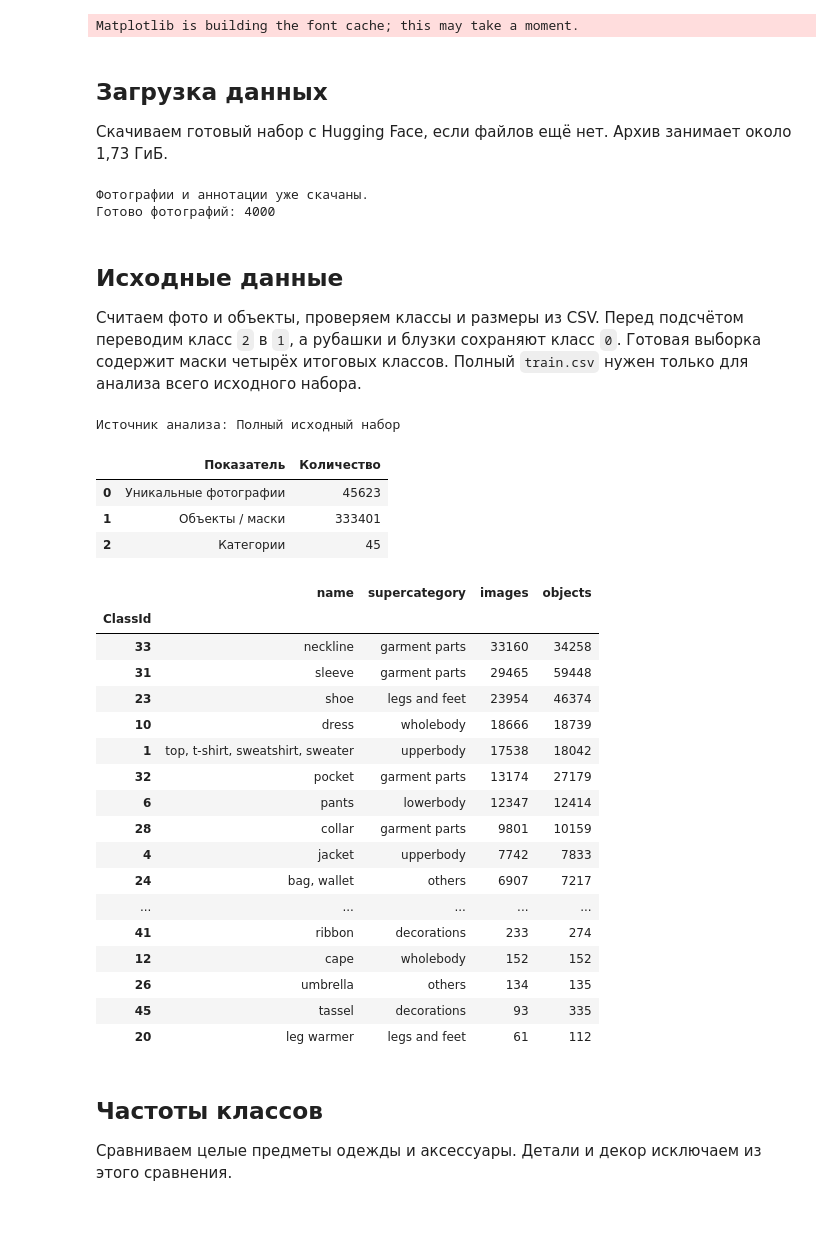
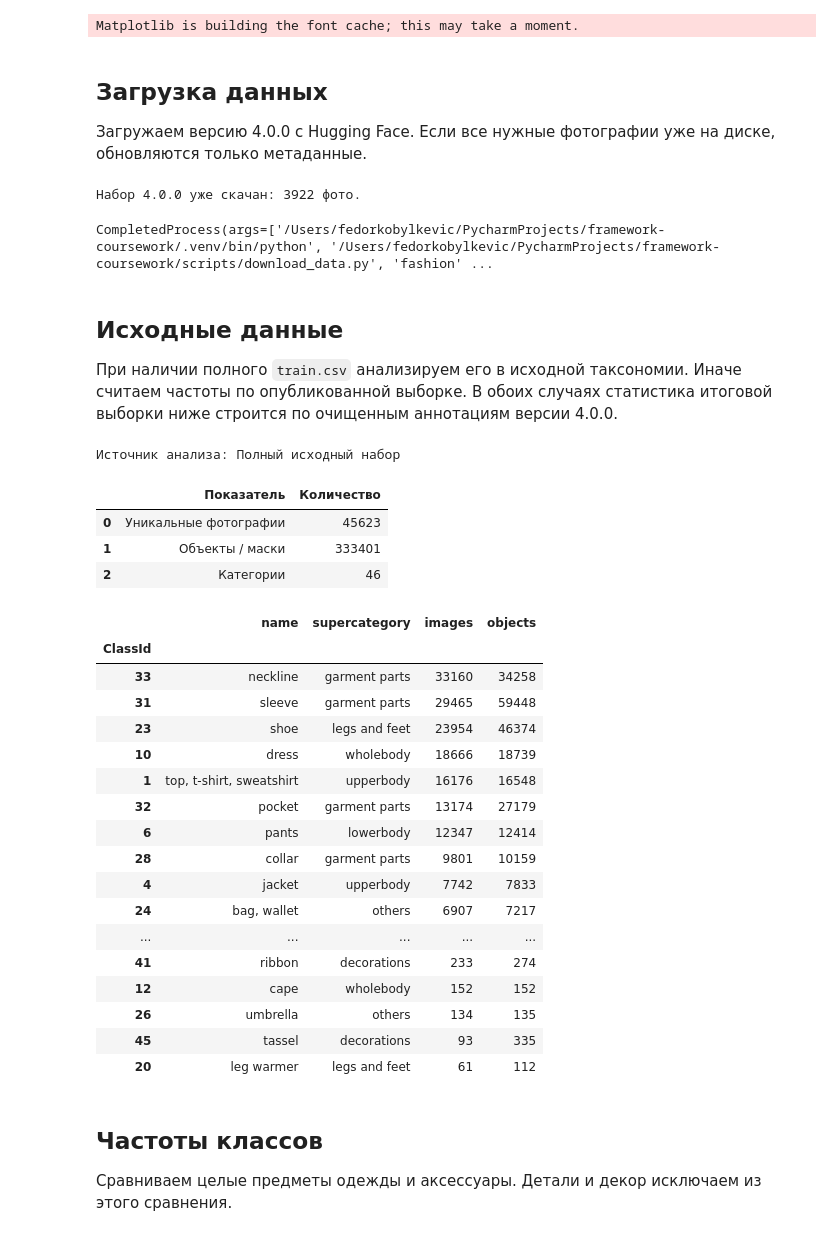
Before and after one commit to Monyzik/framework-coursework, a Jupyter notebook: notebooks/fashion.ipynb, the cells around one changed output. Drawn from its saved outputs; the diff is of its cells as text; code cells hidden in the pictures.

```diff
--- a/notebooks/fashion.ipynb
+++ b/notebooks/fashion.ipynb
@@ -43,16 +43,18 @@ Matplotlib is building the font cache; this may take a moment.
 # %% [markdown]
 ## Загрузка данных
 
-Скачиваем готовый набор с Hugging Face, если файлов ещё нет. Архив занимает около 1,73 ГиБ.
+Загружаем версию 4.0.0 с Hugging Face. Если все нужные фотографии уже на диске, обновляются только метаданные.
 # %%
-!"{sys.executable}" "{ROOT}/scripts/download_data.py" fashion
+from subprocess import run
+
+run([sys.executable, str(ROOT / "scripts/download_data.py"), "fashion"], check=True)
 # %% [output]
-Фотографии и аннотации уже скачаны.
-Готово фотографий: 4000
+Набор 4.0.0 уже скачан: 3922 фото.
+CompletedProcess(args=['/Users/fedorkobylkevic/PycharmProjects/framework-coursework/.venv/bin/python', '/Users/fedorkobylkevic/PycharmProjects/framework-coursework/scripts/download_data.py', 'fashion' ...
 # %% [markdown]
 ## Исходные данные
 
-Считаем фото и объекты, проверяем классы и размеры из CSV. Перед подсчётом переводим класс `2` в `1`, а рубашки и блузки сохраняют класс `0`. Готовая выборка содержит маски четырёх итоговых классов. Полный `train.csv` нужен только для анализа всего исходного набора.
+При наличии полного `train.csv` анализируем его в исходной таксономии. Иначе считаем частоты по опубликованной выборке. В обоих случаях статистика итоговой выборки ниже строится по очищенным аннотациям версии 4.0.0.
 # %%
 labels = json.loads((RAW / 'label_descriptions.json').read_text())
 categories = pd.DataFrame(labels['categories']).set_index('id')
@@ -70,40 +72,39 @@ if not metadata['ClassId'].isin(categories.index).all():
     raise ValueError('Найдены неизвестные классы.')
 if (metadata[['Width', 'Height']] <= 0).any().any():
     raise ValueError('Найдены некорректные размеры.')
 if (metadata.groupby('ImageId')[['Width', 'Height']].nunique() > 1).any().any():
     raise ValueError('Для одного фото указаны разные размеры.')
 
-metadata['ClassId'] = metadata['ClassId'].replace({2: 1})
-categories = categories.drop(index=2)
-categories.loc[1, 'name'] = 'top, t-shirt, sweatshirt, sweater'
 if SOURCE_CSV != RAW / 'train.csv':
-    print('Полный train.csv отсутствует. Используются только сохранённые маски. '
-          'Рубашки и блузки имеют класс 0, категории 1 и 2 объединены в класс 1.')
+    release_classes = json.loads((PROCESSED / 'dataset_info.json').read_text())['classes']
+    categories = categories.loc[CLASS_IDS].copy()
+    for category in release_classes:
+        categories.loc[category['id'], 'name'] = category['name']
 
 counts = categories[['name', 'supercategory']].join(
     metadata.groupby('ClassId').agg(images=('ImageId', 'nunique'), objects=('ImageId', 'size'))
 ).fillna({'images': 0, 'objects': 0}).astype(
     {'images': int, 'objects': int}
 ).sort_values('images', ascending=False)
 
 display(pd.DataFrame({
     'Показатель': ['Уникальные фотографии', 'Объекты / маски', 'Категории'],
     'Количество': [metadata['ImageId'].nunique(), len(metadata), len(categories)],
 }))
 display(counts.rename_axis('ClassId'))
 # %% [output]
 Источник анализа: Полный исходный набор
 |  | Показатель | Количество |
 | 0 | Уникальные фотографии | 45623 |
 | 1 | Объекты / маски | 333401 |
-| 2 | Категории | 45 |
+| 2 | Категории | 46 |
 |  | name | supercategory | images | objects |
 | ClassId |  |  |  |  |
 | 33 | neckline | garment parts | 33160 | 34258 |
 | 31 | sleeve | garment parts | 29465 | 59448 |
 | 23 | shoe | legs and feet | 23954 | 46374 |
 | 10 | dress | wholebody | 18666 | 18739 |
-| 1 | top, t-shirt, sweatshirt, sweater | upperbody | 17538 | 18042 |
+| 1 | top, t-shirt, sweatshirt | upperbody | 16176 | 16548 |
 | 32 | pocket | garment parts | 13174 | 27179 |
 | 6 | pants | lowerbody | 12347 | 12414 |
 | 28 | collar | garment parts | 9801 | 10159 |
```
Also changed, not shown: parts of 12 cells of this notebook, 2 other files.
